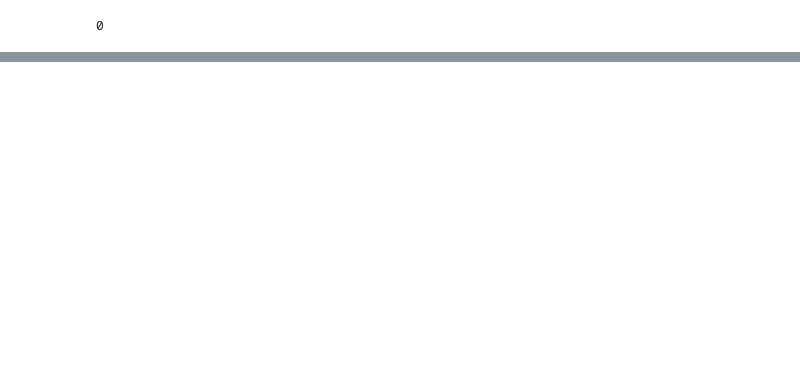
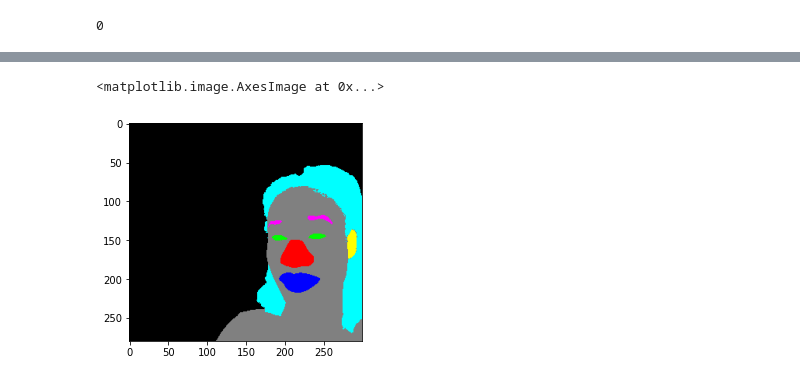
Before and after one commit to kikiru328/Remind_AI, a Jupyter notebook: FaceF.ipynb, the cells around one changed output, grey strips where cells are left out. Drawn from its saved outputs; the diff is of its cells as text; code cells hidden in the pictures; blank space fills up the shorter version.

```diff
--- a/FaceF.ipynb
+++ b/FaceF.ipynb
@@ -620,0 +823,5 @@ NameError: ignored
+# %%
+plt.imshow(cv2.imread('/content/code_out/faceSegmentation/dataset/subsamples/masks/female03_headrende0056.png'))
+# %% [output]
+<matplotlib.image.AxesImage at 0x...>
+[figure, added]
```
Also changed, not shown: parts of 45 cells of this notebook.
